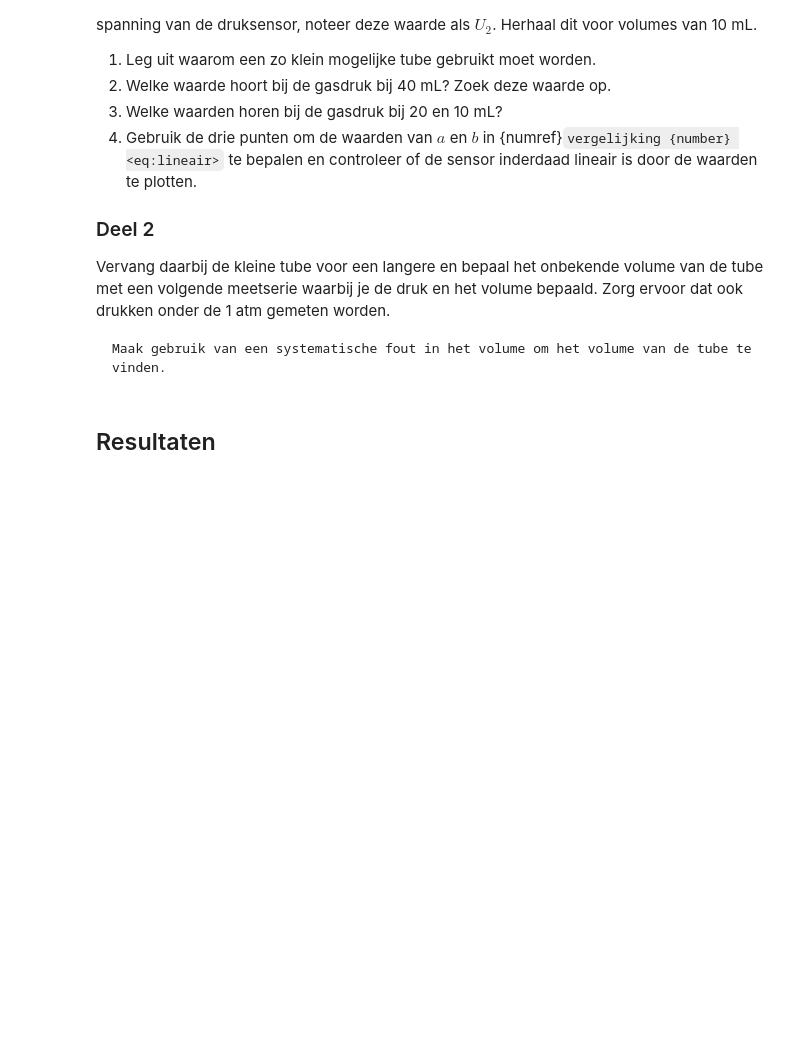
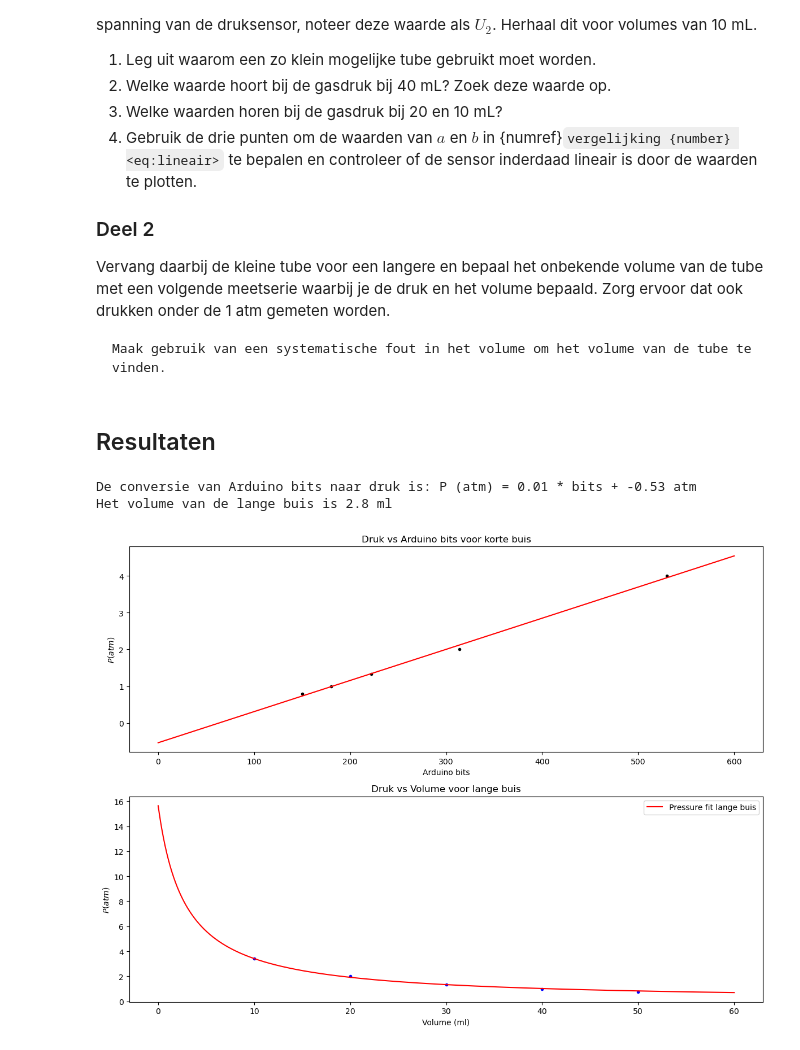
Before and after one commit to hldemulder/12, a Jupyter notebook: Content/Labs/druksensorijken.ipynb, the cells around one changed output. Cells and saved outputs as stored; diff of their text form; code cells hidden in the pictures; blank space fills up the shorter version.

Commit message:
druk notebooks

```diff
--- a/Content/Labs/druksensorijken.ipynb
+++ b/Content/Labs/druksensorijken.ipynb
@@ -71,23 +71,65 @@ Maak gebruik van een systematische fout in het volume om het volume van de tube
 # %% [markdown]
 ## Resultaten
 # %%
-### Jouw data en code
 import numpy as np
 import matplotlib.pyplot as plt
-# callibraties
-#verwaarloosbaar korte buis
-callibratie_V = np.array([])
-volumme_ratio = np.array([1, 0.75, 0.50, 1.25, 0.25])
-arduino_bits = np.array([180, 222, 314, 150, 530])
+from scipy.optimize import curve_fit
 
-arduino_bits_lang = np.array([180, 221, 300, 152, 465])
+# Data
+volume = np.array([40, 30, 20, 50, 10])  # ml
+volume_ratio = volume / 40
+druk_ratio = 1/volume_ratio
+druk = druk_ratio #atm
+arduino_bits_kort = np.array([180, 222, 314, 150, 530])  # korte buis
+arduino_bits_lang = np.array([180, 221, 300, 152, 465])  # lange buis
 
-plt.figure()
-plt.plot(volumme_ratio, arduino_bits, 'k.', label='Korte buis')
-plt.plot(volumme_ratio, arduino_bits_lang, 'r.', label='Lange buis')
-plt.xlabel('Volume ratio')
-plt.ylabel('Arduino bits')
-plt.title('Kalibratie Korte Buis')
+# Fit functie want PV is constant, buisje zorgt voor systematische fout in metingen dus deze fit functie voor de lange buis
+def pressure_fitfunc(V, a, V0):
+    return a/(V + V0)
+
+#lineaire fitfunctie
+def linear_fitfunc(bits, m, b):
+    return m * bits+ b
+
+popt, cov = curve_fit(linear_fitfunc, arduino_bits_kort, druk)
+
+print(f'De conversie van Arduino bits naar druk is: P (atm) = {popt[0]:.2f} * bits + {popt[1]:.2f} atm')
+
+def bit_converter(bits):
+    return popt[0] * bits + popt[1]
+
+
+druk_lang = bit_converter(arduino_bits_lang)
+
+
+
+popt_lang, cov_lang = curve_fit(pressure_fitfunc, volume, druk_lang)
+
+
+print(f'Het volume van de lange buis is {popt_lang[1]:.1f} ml')
+
+x = np.linspace(0, 600, 1000)
+x2 = np.linspace(0, 60, 1000)
+
+plt.figure(figsize=(12, 9))
+
+plt.subplot(2, 1, 1)
+plt.plot(arduino_bits_kort, druk, 'k.')
+plt.plot(x, linear_fitfunc(x, *popt), 'r-', label='Linear fit korte buis')
+plt.xlabel('Arduino bits')
+plt.ylabel('$P (atm)$')
+plt.title('Druk vs Arduino bits voor korte buis')
+
+plt.subplot(2, 1, 2)
+plt.plot(volume, druk_lang, 'b.')
+plt.plot(x2, pressure_fitfunc(x2, *popt_lang), 'r-', label='Pressure fit lange buis')
+plt.xlabel('Volume (ml)')
+plt.ylabel('$P (atm)$')
+plt.title('Druk vs Volume voor lange buis')
 plt.legend()
-plt.grid(True)
+plt.tight_layout()
 plt.show()
+# %% [output]
+De conversie van Arduino bits naar druk is: P (atm) = 0.01 * bits + -0.53 atm
+Het volume van de lange buis is 2.8 ml
+[figure, added]
```
Also changed, not shown: parts of 1 cell of this notebook, 1 other file.
